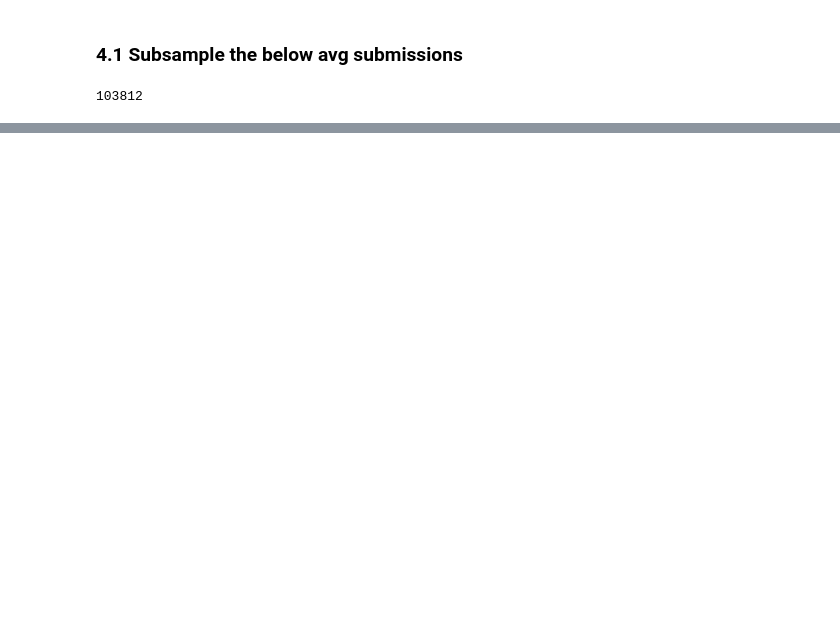
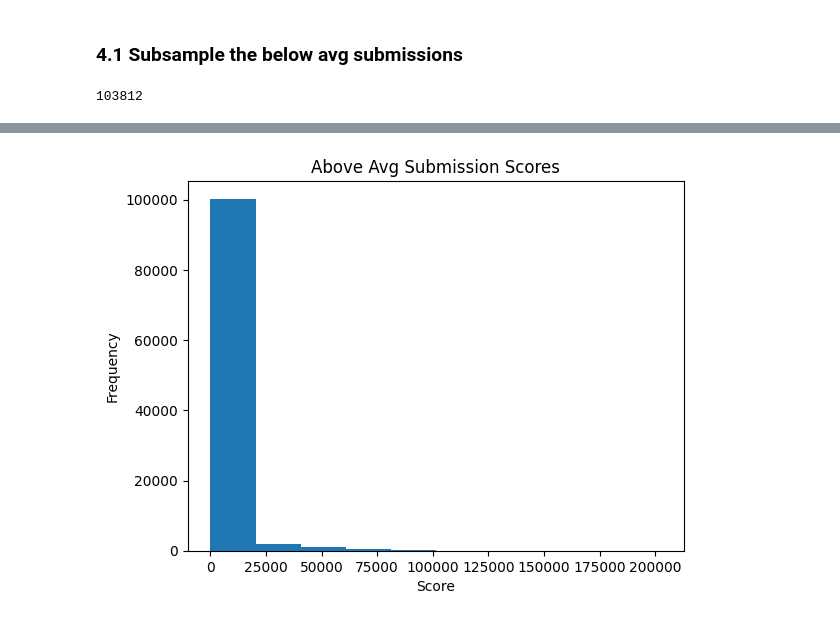
Before and after one commit to Toastjpg/CMPT353-Project, a Jupyter notebook: 3-initial_analysis.ipynb, the cells around one changed output, grey strips where cells are left out. Drawn from its saved outputs; the diff is of its cells as text; code cells hidden in the pictures; blank space fills up the shorter version.

```diff
--- a/3-initial_analysis.ipynb
+++ b/3-initial_analysis.ipynb
@@ -295,7 +327,10 @@ plt.show()
-# %%
-# Reset the index for the new dataframes
-above_avg = above_avg.reset_index()
-below_avg = above_avg.reset_index()
-sampled = sampled.reset_index()
+# %%
+plt.hist(above_avg['score'])
+plt.title('Above Avg Submission Scores')
+plt.xlabel('Score')
+plt.ylabel('Frequency')
+plt.show()
+# %% [output]
+[figure, added]
 # %%
 # Save the new dataframes
```
Also changed, not shown: parts of 7 cells of this notebook, 3 other files.
